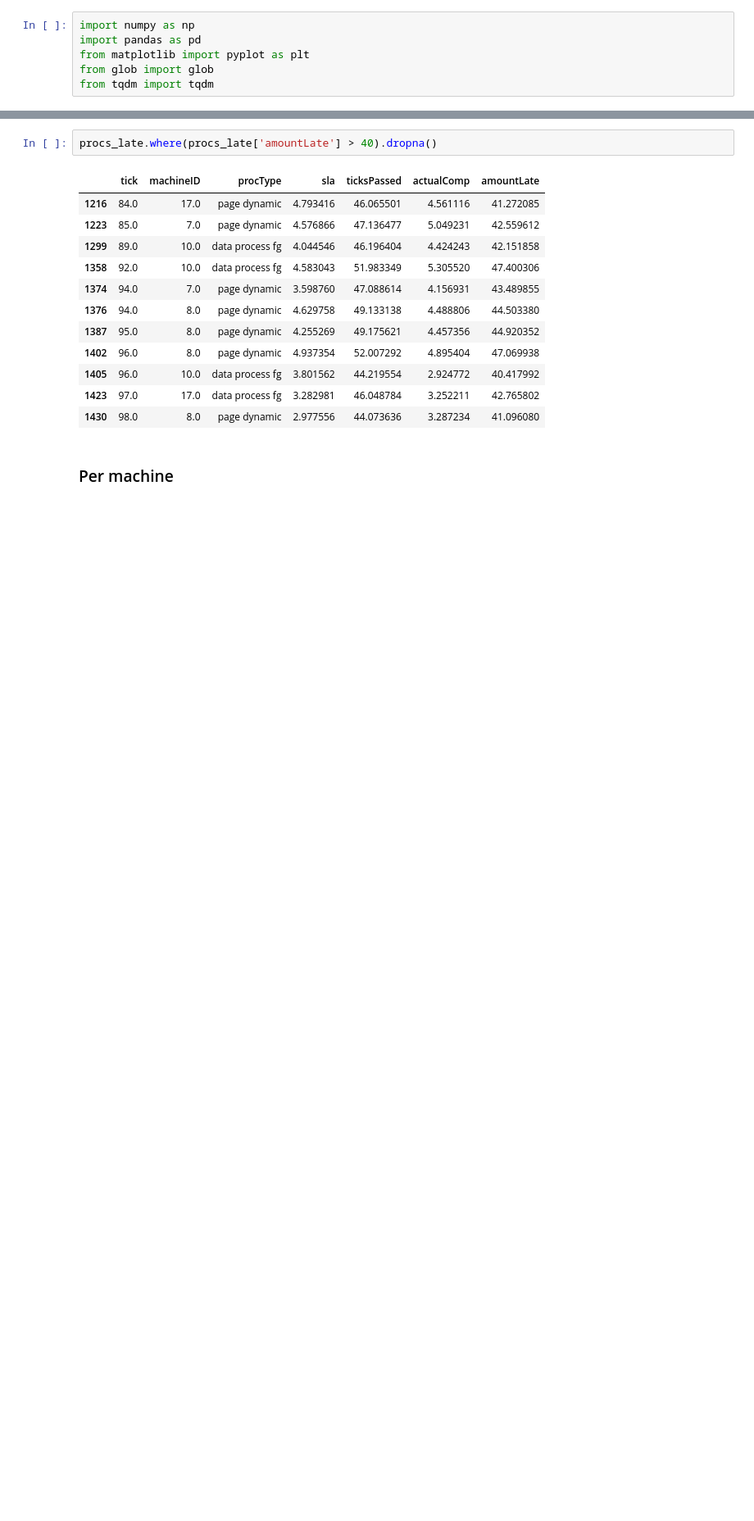
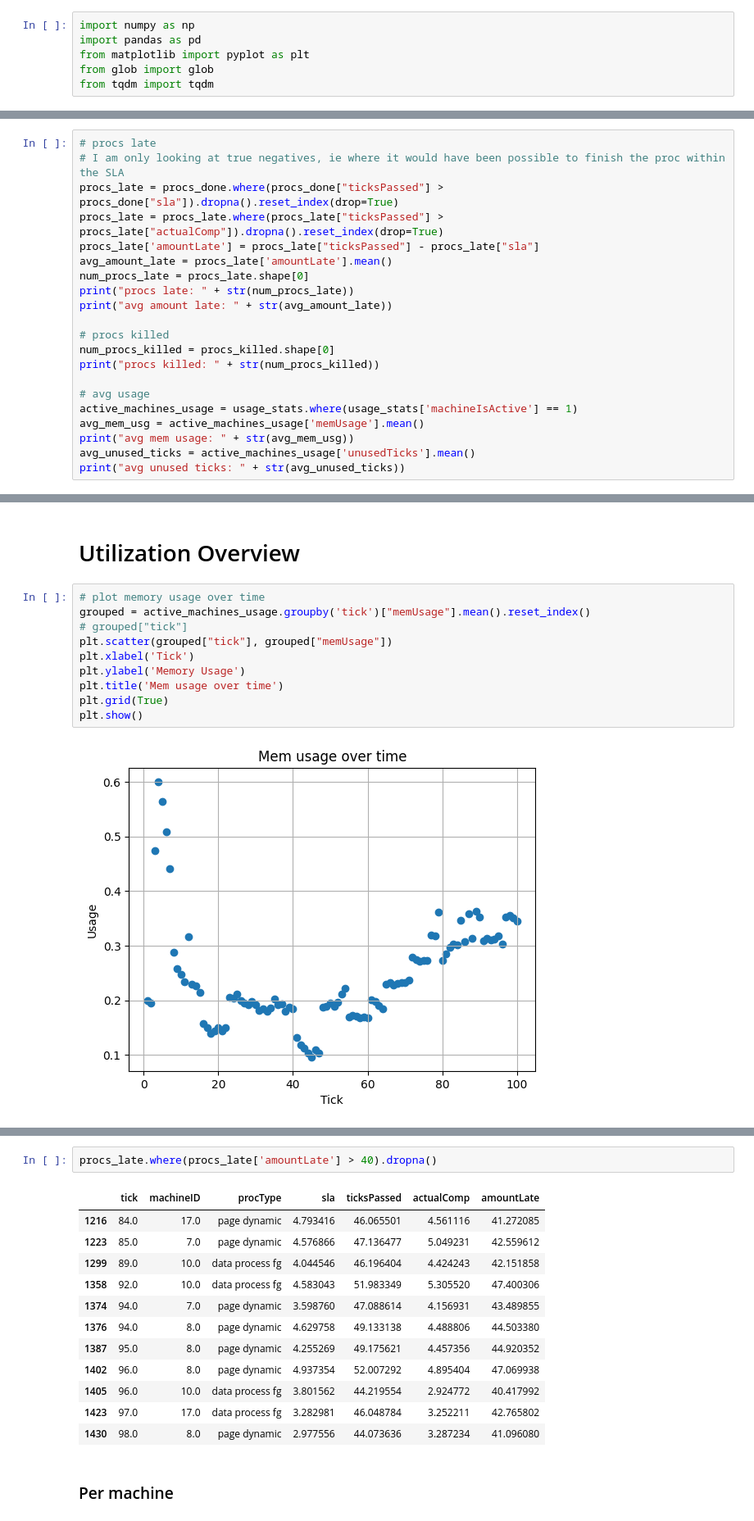
Before and after one commit to hannahmanuela/scheduler-simulator, a Jupyter notebook: results/analyze_output.ipynb, the cells around one changed output, grey strips where cells are left out. Shown at 82% size. Saved outputs shown, nothing was run; the diff lists cells and outputs as text; blank space fills up the shorter version.

```diff
--- a/results/analyze_output.ipynb
+++ b/results/analyze_output.ipynb
@@ -16,0 +20,21 @@ machine_changes = pd.read_csv("machines.txt", index_col=None, names=["areAdding"
+# %%
+# procs late
+# I am only looking at true negatives, ie where it would have been possible to finish the proc within the SLA
+procs_late = procs_done.where(procs_done["ticksPassed"] > procs_done["sla"]).dropna().reset_index(drop=True)
+procs_late = procs_late.where(procs_late["ticksPassed"] > procs_late["actualComp"]).dropna().reset_index(drop=True)
+procs_late['amountLate'] = procs_late["ticksPassed"] - procs_late["sla"]
+avg_amount_late = procs_late['amountLate'].mean()
+num_procs_late = procs_late.shape[0]
+print("procs late: " + str(num_procs_late))
+print("avg amount late: " + str(avg_amount_late))
+
+# procs killed
+num_procs_killed = procs_killed.shape[0]
+print("procs killed: " + str(num_procs_killed))
+
+# avg usage
+active_machines_usage = usage_stats.where(usage_stats['machineIsActive'] == 1)
+avg_mem_usg = active_machines_usage['memUsage'].mean()
+print("avg mem usage: " + str(avg_mem_usg))
+avg_unused_ticks = active_machines_usage['unusedTicks'].mean()
+print("avg unused ticks: " + str(avg_unused_ticks))
@@ -16,0 +94,14 @@ machine_changes = pd.read_csv("machines.txt", index_col=None, names=["areAdding"
+# %% [markdown]
+# Utilization Overview
+# %%
+# plot memory usage over time
+grouped = active_machines_usage.groupby('tick')["memUsage"].mean().reset_index()
+# grouped["tick"]
+plt.scatter(grouped["tick"], grouped["memUsage"])
+plt.xlabel('Tick')
+plt.ylabel('Memory Usage')
+plt.title('Mem usage over time')
+plt.grid(True)
+plt.show()
+# %% [output]
+[figure, added]
```
Also changed, not shown: parts of 19 cells of this notebook, 6 other files.
